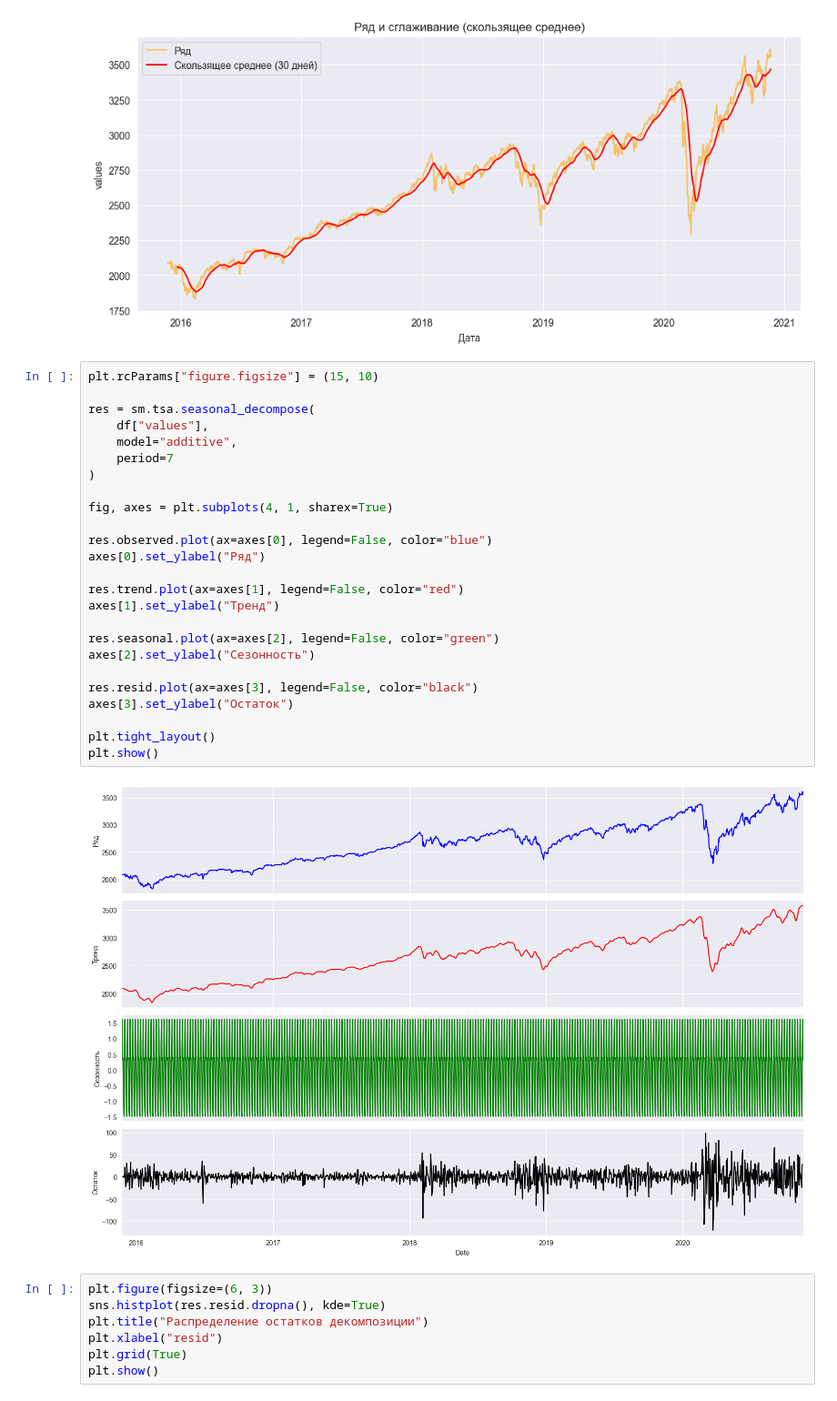
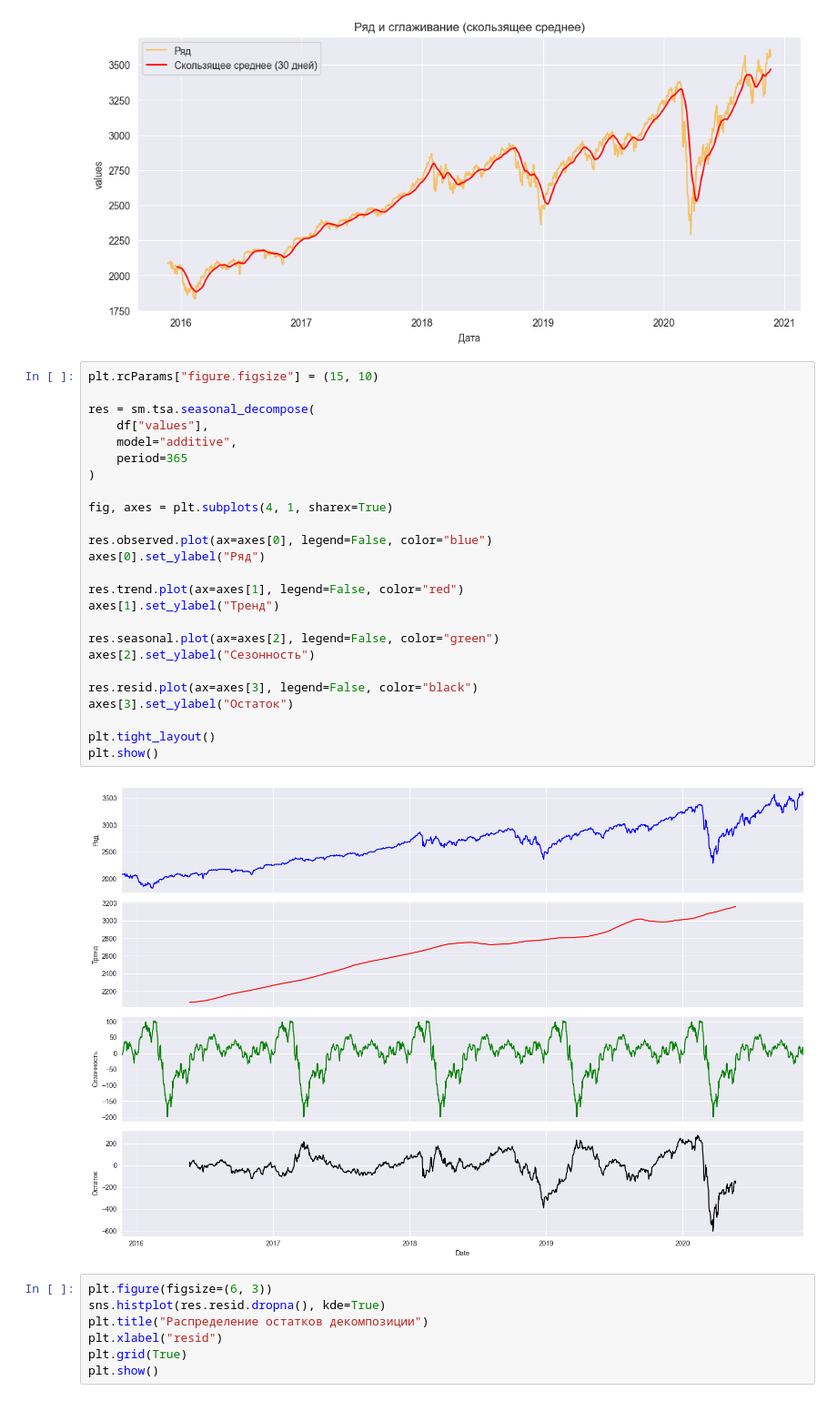
Before and after one commit to ArkadiyShevyrov/kmbo-ml, a Jupyter notebook: labs/lab4/lab4.ipynb, the cells around one changed output. Shown: that part at 91% size. Saved outputs shown, nothing was run; the diff lists cells and outputs as text.

```diff
--- a/labs/lab4/lab4.ipynb
+++ b/labs/lab4/lab4.ipynb
@@ -132,30 +132,30 @@ plt.show()
 # %%
 plt.rcParams["figure.figsize"] = (15, 10)
 
 res = sm.tsa.seasonal_decompose(
     df["values"],
     model="additive",
-    period=7
+    period=365
 )
 
 fig, axes = plt.subplots(4, 1, sharex=True)
 
 res.observed.plot(ax=axes[0], legend=False, color="blue")
 axes[0].set_ylabel("Ряд")
 
 res.trend.plot(ax=axes[1], legend=False, color="red")
 axes[1].set_ylabel("Тренд")
 
 res.seasonal.plot(ax=axes[2], legend=False, color="green")
 axes[2].set_ylabel("Сезонность")
 
 res.resid.plot(ax=axes[3], legend=False, color="black")
 axes[3].set_ylabel("Остаток")
 
 plt.tight_layout()
 plt.show()
 # %% [output]
-[figure, old version]
+[figure, new version]
 # %%
 plt.figure(figsize=(6, 3))
 sns.histplot(res.resid.dropna(), kde=True)
```
